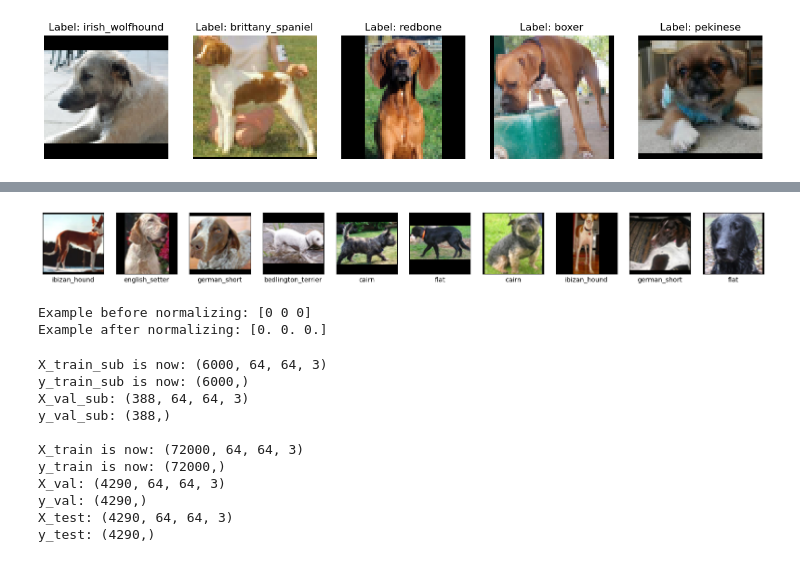
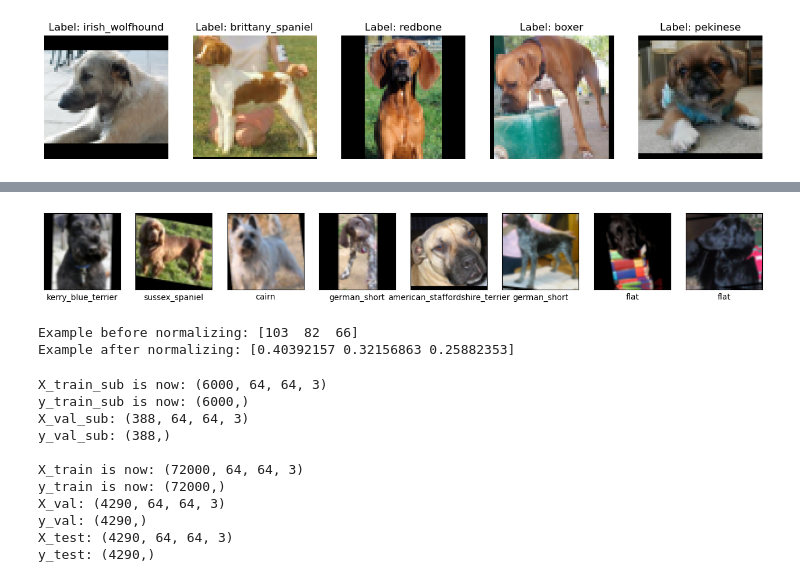
Before and after one commit to jennycpark-ucb/mids-w207-foursigma, a Jupyter notebook: data/data_processing_dog_ryan.ipynb, the cells around one changed output, grey strips where cells are left out. Drawn from its saved outputs; the diff is of its cells as text; code cells hidden in the pictures.

Commit message:
updates augmentation steps

```diff
--- a/data/data_processing_dog_ryan.ipynb
+++ b/data/data_processing_dog_ryan.ipynb
@@ -261,11 +261,11 @@ plt.show()
 # define preprocessing steps
 preproc = tf.keras.Sequential([
     tf.keras.layers.RandomFlip("horizontal"),
-    tf.keras.layers.RandomRotation(0.5),
-    tf.keras.layers.RandomZoom(0.2),
-    tf.keras.layers.RandomCrop(64, 64),
-    tf.keras.layers.RandomBrightness(0.2, (0.0, 1.0)),
-    tf.keras.layers.RandomContrast(0.2)
+    tf.keras.layers.RandomRotation(0.03),
+    tf.keras.layers.RandomZoom(0.1),
+    #tf.keras.layers.RandomCrop(64, 64),
+    tf.keras.layers.Lambda(lambda x: tf.image.random_brightness(x, max_delta=0.1)),
+    tf.keras.layers.RandomContrast(0.1)
 ])
 
 def augment_images_in_batches(X, y, num_augments=2, batch_size=128):
@@ -323,27 +318,28 @@ Augmenting batch 5/5
 # %%
-#after augmentation step
+#after augmentation step, plot 8 random images
 
-breeds = list(y_train_sub_aug[:10])
-images = X_train_sub_aug[:10]
-cols = len(breeds)
+num_samples = 8
+random_indices = np.random.choice(len(X_train_sub_aug), num_samples, replace=False)
+random_images = X_train_sub_aug[random_indices]
+random_breeds = [y_train_sub_aug[idx] for idx in random_indices]
+cols = num_samples
 
-plt.figure(figsize=(20,12))
-
-for i in range(len(breeds)):
-    plt.subplot(2, cols, i + 1)
+plt.figure(figsize=(16, 4))
+for i in range(num_samples):
+    plt.subplot(1, cols, i + 1)
     plt.xticks([])
     plt.yticks([])
     plt.grid(False)
-    img = array_to_img(images[i])
+    img = array_to_img(random_images[i])
     plt.imshow(img)
-    plt.xlabel(breeds[i])
+    plt.xlabel(random_breeds[i])
 
 plt.show();
 # %% [output]
-[figure, old version]
+[figure, new version]
 # %%
 # normalize pixel values for image data
-print("Example before normalizing:", X_train_sub[0][0][0])
+print("Example before normalizing:", X_train_sub[10][10][10])
 
 X_train_sub = X_train_sub / 255.0
 X_val_sub = X_val_sub / 255.0
@@ -352,10 +348,10 @@ X_train = X_train / 255.0
 X_val = X_val / 255.0
 X_test = X_test / 255.0
 
-print("Example after normalizing:", X_train_sub[0][0][0])
+print("Example after normalizing:", X_train_sub[10][10][10])
 # %% [output]
-Example before normalizing: [0 0 0]
-Example after normalizing: [0. 0. 0.]
+Example before normalizing: [103  82  66]
+Example after normalizing: [0.40392157 0.32156863 0.25882353]
 # %%
 # subsetted dataset
 X_train_sub = X_train_sub_aug
```
Also changed, not shown: parts of 2 cells of this notebook.
